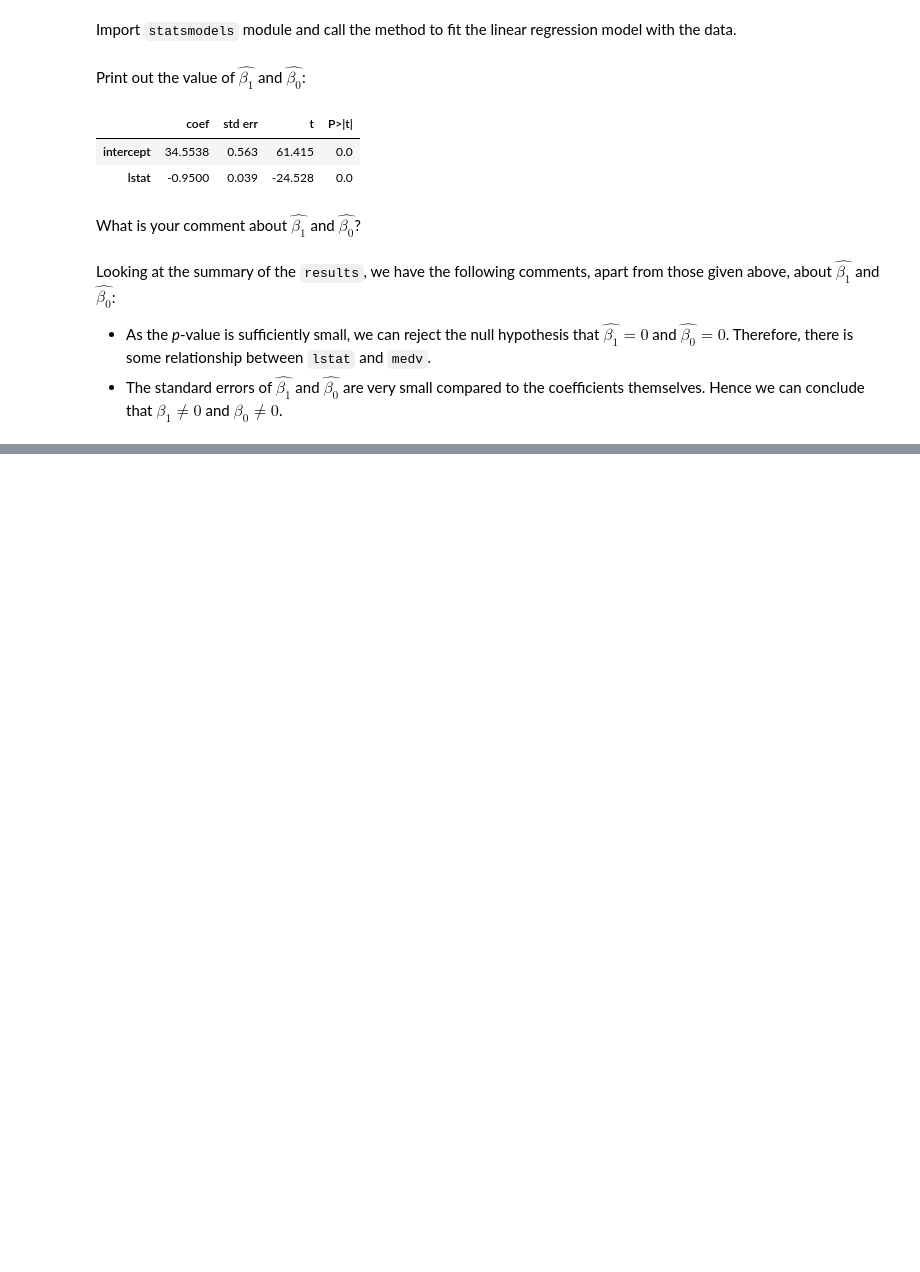
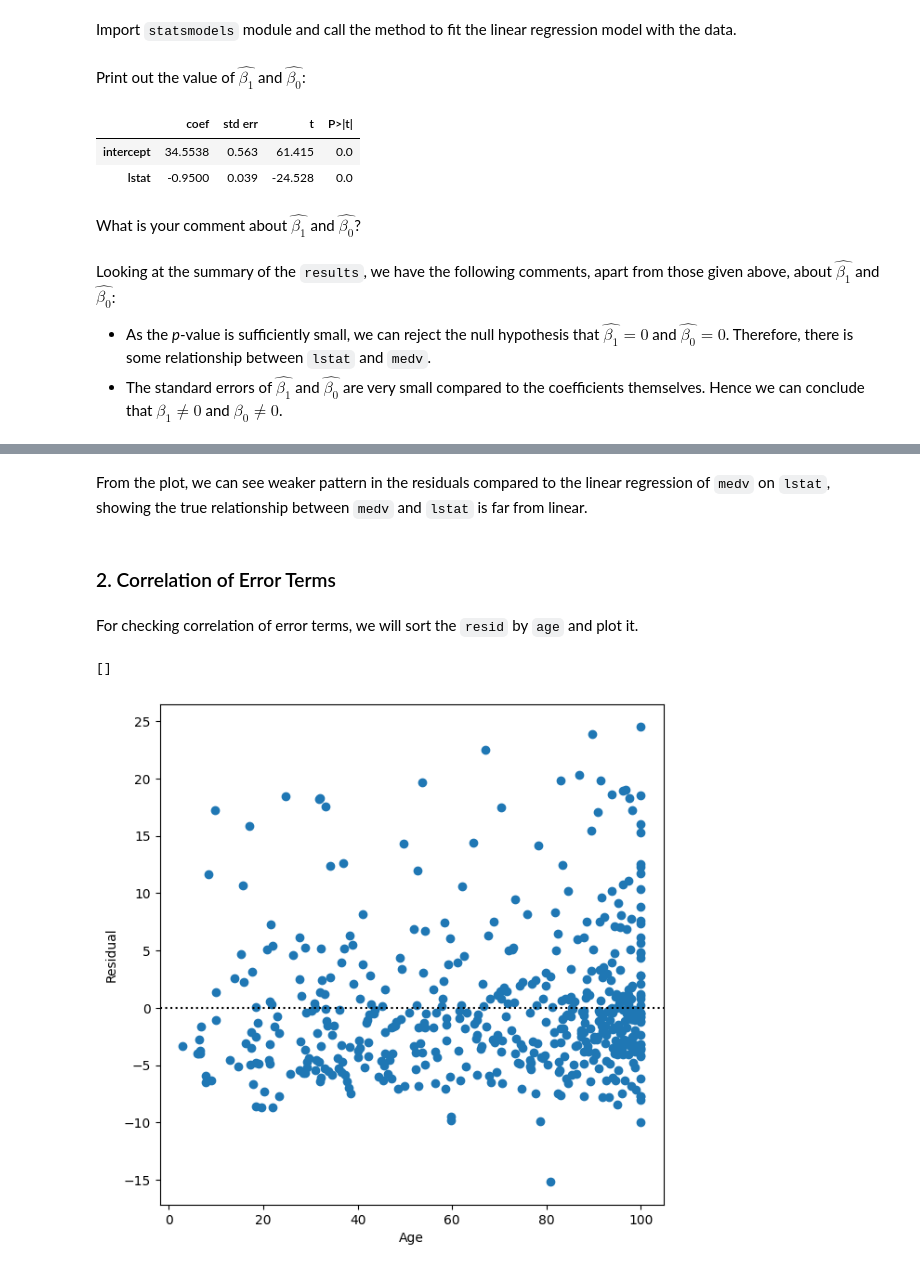
Before and after one commit to gdhdang/DSML-learning-ISL, a Jupyter notebook: Ch03-linreg/estimate_coeff_solution.ipynb, the cells around one changed output, grey strips where cells are left out. Drawn from its saved outputs; the diff is of its cells as text; code cells hidden in the pictures; blank space fills up the shorter version.

```diff
--- a/Ch03-linreg/estimate_coeff_solution.ipynb
+++ b/Ch03-linreg/estimate_coeff_solution.ipynb
@@ -107,0 +158,21 @@ Looking at the summary of the `results`, we have the following comments, apart f
+# %% [markdown]
+From the plot, we can see weaker pattern in the residuals compared to the linear regression of `medv` on `lstat`, showing the true relationship between `medv` and `lstat` is far from linear.
+# %% [markdown]
+### 2. Correlation of Error Terms
+# %% [markdown]
+For checking correlation of error terms, we will sort the `resid` by `age` and plot it.
+# %%
+Boston_dataset_resid = Boston_dataset
+Boston_dataset_resid['resid'] = results.resid
+
+sorted_Boston_dataset_resid = Boston_dataset_resid.sort_values(by='age')
+
+ax = subplots(figsize=(7,7))[1]
+ax.scatter(sorted_Boston_dataset_resid['age'], sorted_Boston_dataset_resid['resid'])
+ax.set_xlabel('Age')
+ax.set_ylabel('Residual')
+ax.axhline(0, color='black', linestyle=':')
+ax.plot()
+# %% [output]
+[]
+[figure, added]
```
Also changed, not shown: parts of 15 cells of this notebook.
